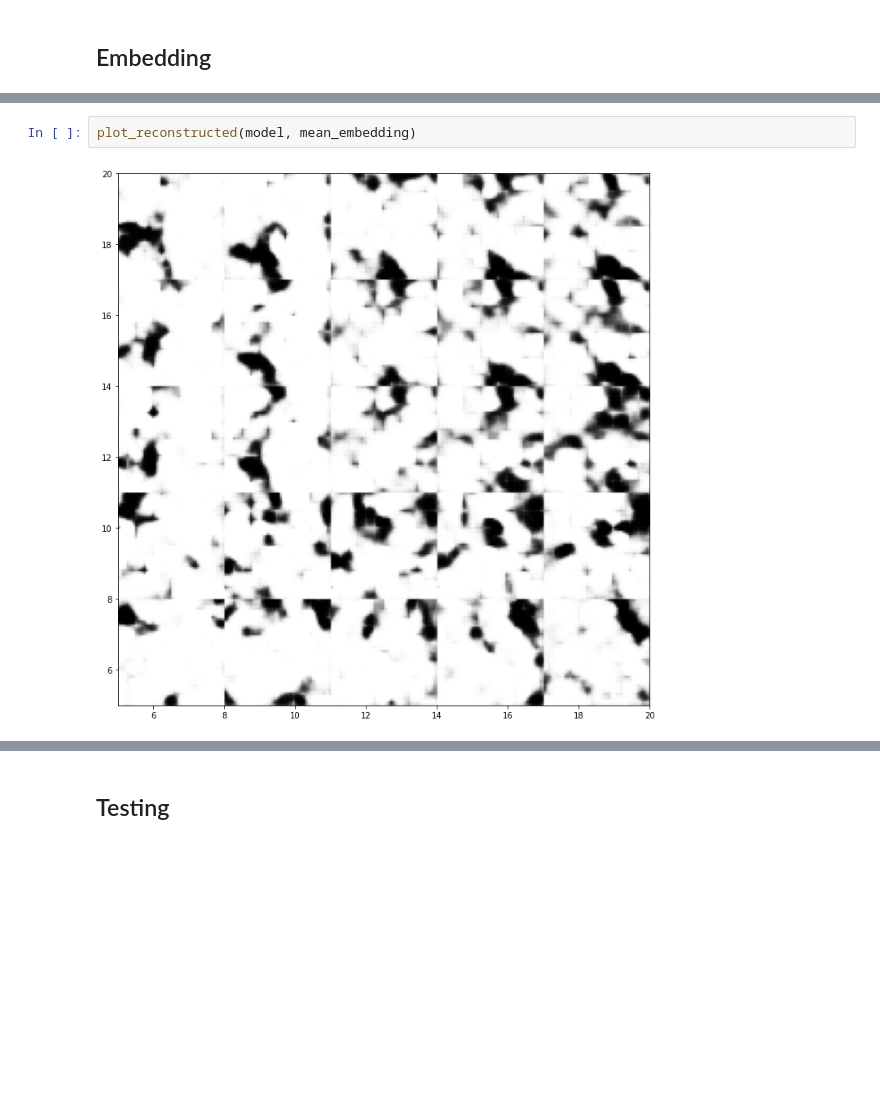
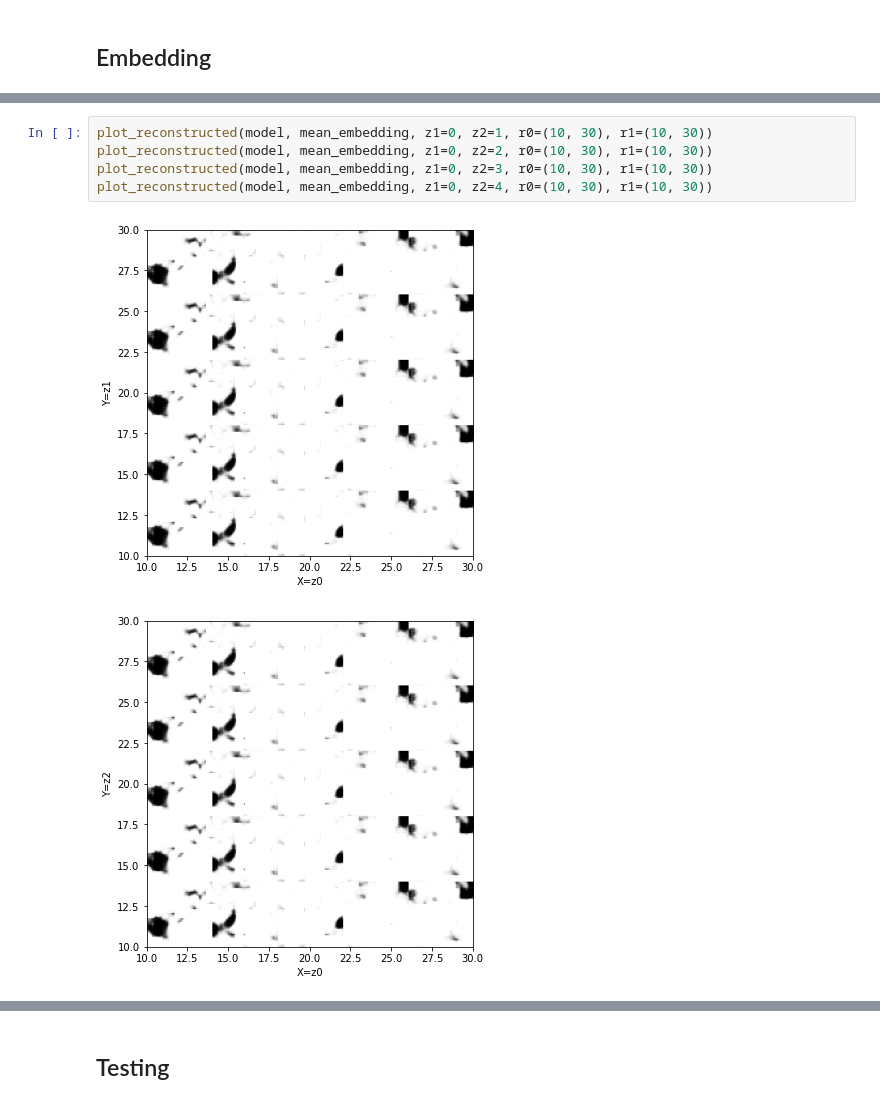
Before and after one commit to HemiaoZhang/CEE316Project, a Jupyter notebook: 2_cnn_autoencoder.ipynb, the cells around one changed output, grey strips where cells are left out. Drawn from its saved outputs; the diff is of its cells as text; blank space fills up the shorter version.

```diff
--- a/2_cnn_autoencoder.ipynb
+++ b/2_cnn_autoencoder.ipynb
@@ -324,4 +341,8 @@ number of features: 5
-# %%
-plot_reconstructed(model, mean_embedding)
-# %% [output]
-[figure, removed]
+# %%
+plot_reconstructed(model, mean_embedding, z1=0, z2=1, r0=(10, 30), r1=(10, 30))
+plot_reconstructed(model, mean_embedding, z1=0, z2=2, r0=(10, 30), r1=(10, 30))
+plot_reconstructed(model, mean_embedding, z1=0, z2=3, r0=(10, 30), r1=(10, 30))
+plot_reconstructed(model, mean_embedding, z1=0, z2=4, r0=(10, 30), r1=(10, 30))
+# %% [output]
+[figure, added]
+[figure, added]
```
Also changed, not shown: parts of 8 cells of this notebook.
